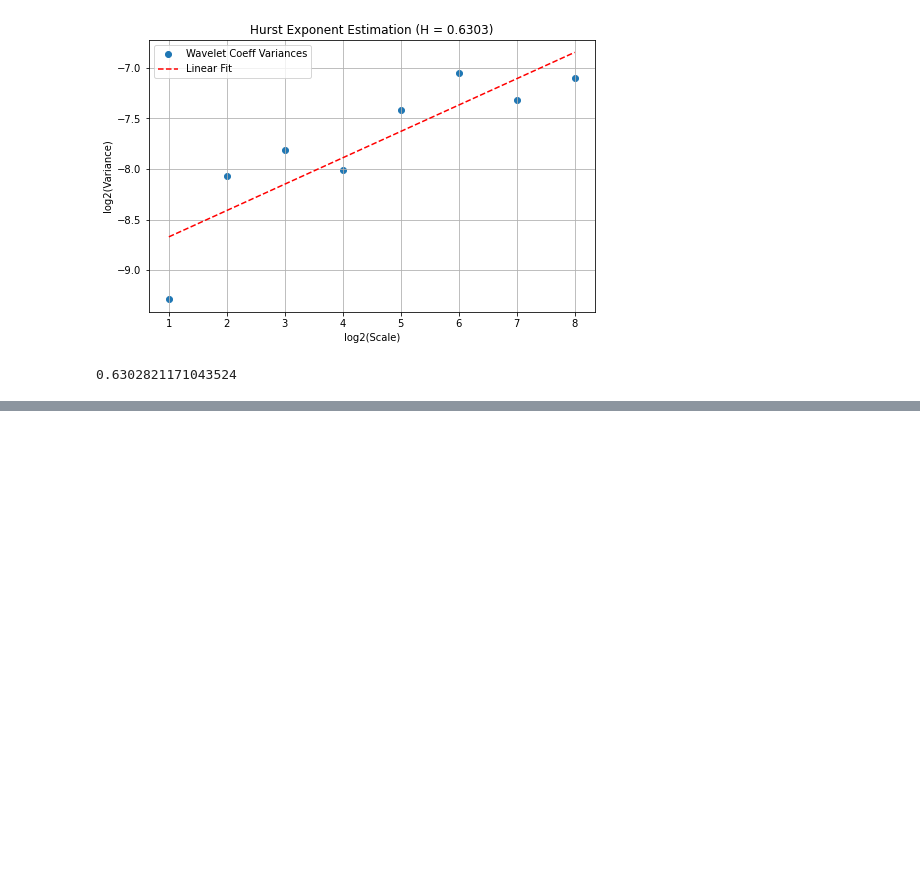
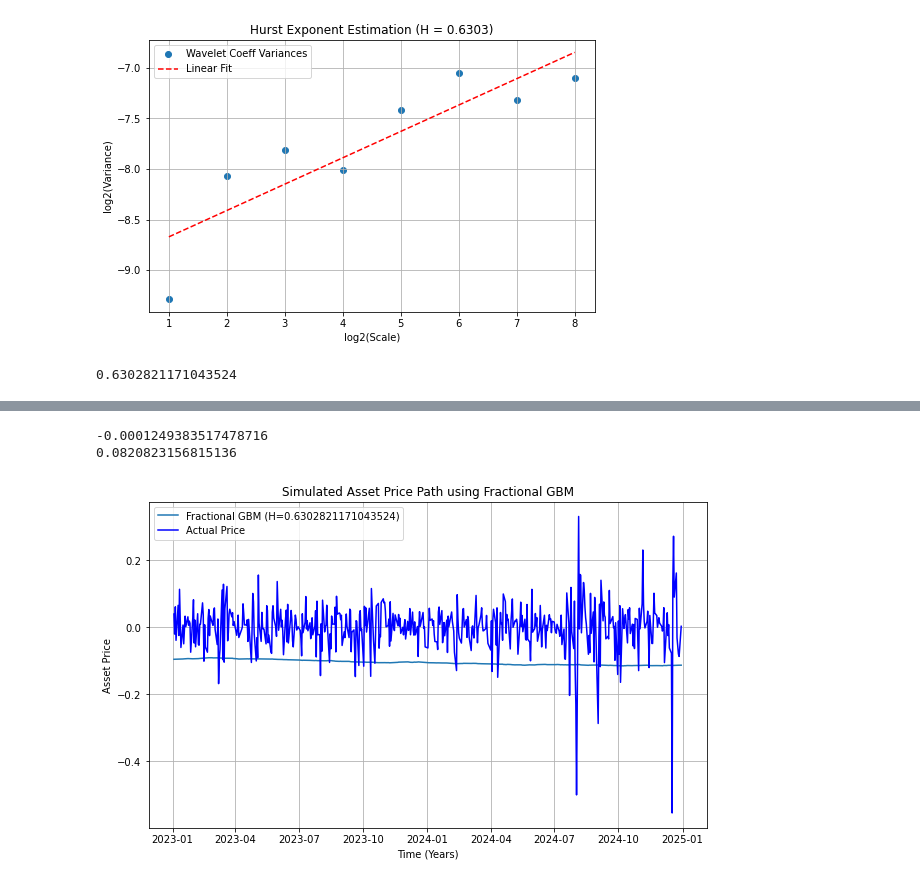
Before and after one commit to thatjosh/stats-practitioner-challenge, a Jupyter notebook: challenge/Code.ipynb, the cells around one changed output, grey strips where cells are left out. Drawn from its saved outputs; the diff is of its cells as text; code cells hidden in the pictures; blank space fills up the shorter version.

```diff
--- a/challenge/Code.ipynb
+++ b/challenge/Code.ipynb
@@ -267,0 +310,67 @@ generate_fbm(SNP_training_df, SNP_testing_df, vix_hurst_est)
+# %%
+import numpy as np
+import matplotlib.pyplot as plt
+from fbm import FBM
+
+def simulate_fractional_gbm(S0, mu, sigma, T, dt, H):
+    """
+    Simulate an asset price using fractional Brownian motion.
+
+    The asset price follows:
+      S(t) = S0 * exp{ mu * t - (1/2)*sigma^2*t^(2H) + sigma * B^H(t) }
+
+    Parameters:
+        S0 (float): Initial asset price.
+        mu (float): Drift (annual expected return).
+        sigma (float): Volatility.
+        T (float): Total time horizon (in years).
+        dt (float): Time step (in years).
+        H (float): Hurst exponent of the fractional Brownian motion.
+
+    Returns:
+        t (ndarray): Array of time points.
+        S (ndarray): Simulated asset prices.
+    """
+    N = int(T/dt) + 1  # number of time points, including t=0
+    t = np.linspace(0, T, N)
+
+    # Generate a fractional Brownian motion path using the Davies-Harte method.
+    # The FBM class from the fbm package generates a path of fBM with n increments.
+    fbm_process = FBM(n=N-2, hurst=H, length=T, method='daviesharte')
+    B_H = np.concatenate(([0], fbm_process.fbm()))
+
+    # Compute the asset price path using the fractional GBM formula.
+    S = S0 * np.exp(mu * t - 0.5 * sigma**2 * t**(2 * H) + sigma * B_H)
+    return t, S
+
+# Example usage:
+S0 = vix_training_df["log_vol_diff"][-1]
+mu = vix_training_df["log_vol_diff"].mean()        # Drift (7% annual return)
+sigma = vix_training_df["log_vol_diff"].std()      # Volatility (15% annual volatility)
+T = 3.0           # Time horizon of 1 year
+dt = 1/252        # Daily time steps (approximately 252 trading days per year)
+H = vix_hurst_est          # Example Hurst exponent (indicating persistent behavior)
+
+print(mu)
+print(sigma)
+# Run the simulation
+t, S = simulate_fractional_gbm(S0, mu, sigma, T, dt, H)
+
+vix_testing_df['actual'] = S[:515]
+vix_testing_df['actual'] = vix_testing_df['actual']
+vix_testing_df.head()
+
+# Plot the simulated asset price path
+plt.figure(figsize=(10, 6))
+plt.plot(vix_testing_df.index, vix_testing_df["actual"], label=f"Fractional GBM (H={H})")
+plt.plot(vix_testing_df.index, vix_testing_df["log_vol_diff"], label="Actual Price", color='blue')
+plt.title("Simulated Asset Price Path using Fractional GBM")
+plt.xlabel("Time (Years)")
+plt.ylabel("Asset Price")
+plt.legend()
+plt.grid(True)
+plt.show()
+# %% [output]
+-0.0001249383517478716
+0.0820823156815136
+[figure, added]
```
Also changed, not shown: parts of 5 cells of this notebook.
